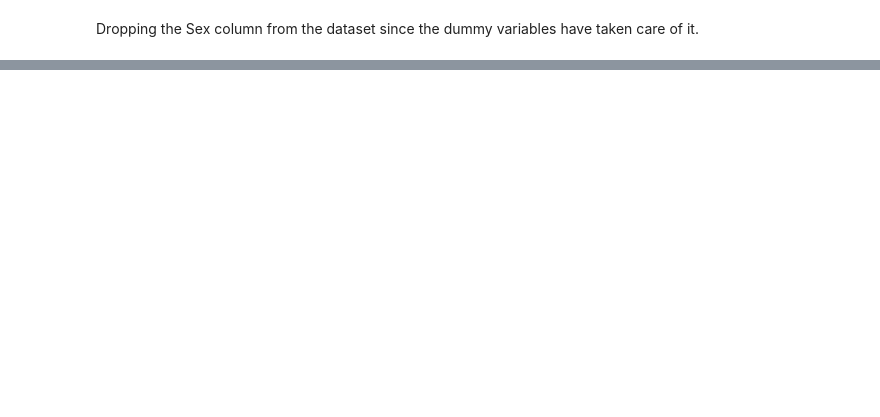
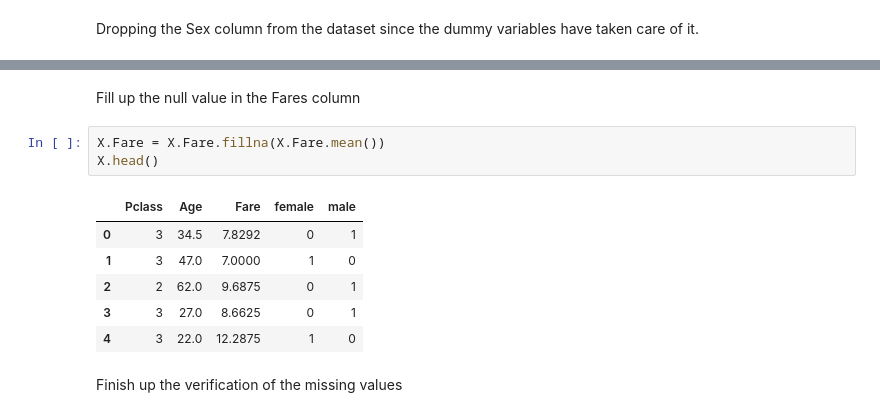
Before and after one commit to clearf29/Titanic-Practice, a Jupyter notebook: Titanic.ipynb, the cells around one changed output, grey strips where cells are left out. Drawn from its saved outputs; the diff is of its cells as text; blank space fills up the shorter version.

```diff
--- a/Titanic.ipynb
+++ b/Titanic.ipynb
@@ -76,0 +116,14 @@ KeyError: ignored
+# %% [markdown]
+Fill up the null value in the Fares column
+# %%
+X.Fare = X.Fare.fillna(X.Fare.mean())
+X.head()
+# %% [output]
+|  | Pclass | Age | Fare | female | male |
+| 0 | 3 | 34.5 | 7.8292 | 0 | 1 |
+| 1 | 3 | 47.0 | 7.0000 | 1 | 0 |
+| 2 | 2 | 62.0 | 9.6875 | 0 | 1 |
+| 3 | 3 | 27.0 | 8.6625 | 0 | 1 |
+| 4 | 3 | 22.0 | 12.2875 | 1 | 0 |
+# %% [markdown]
+Finish up the verification of the missing values
```
Also changed, not shown: parts of 20 cells of this notebook.
